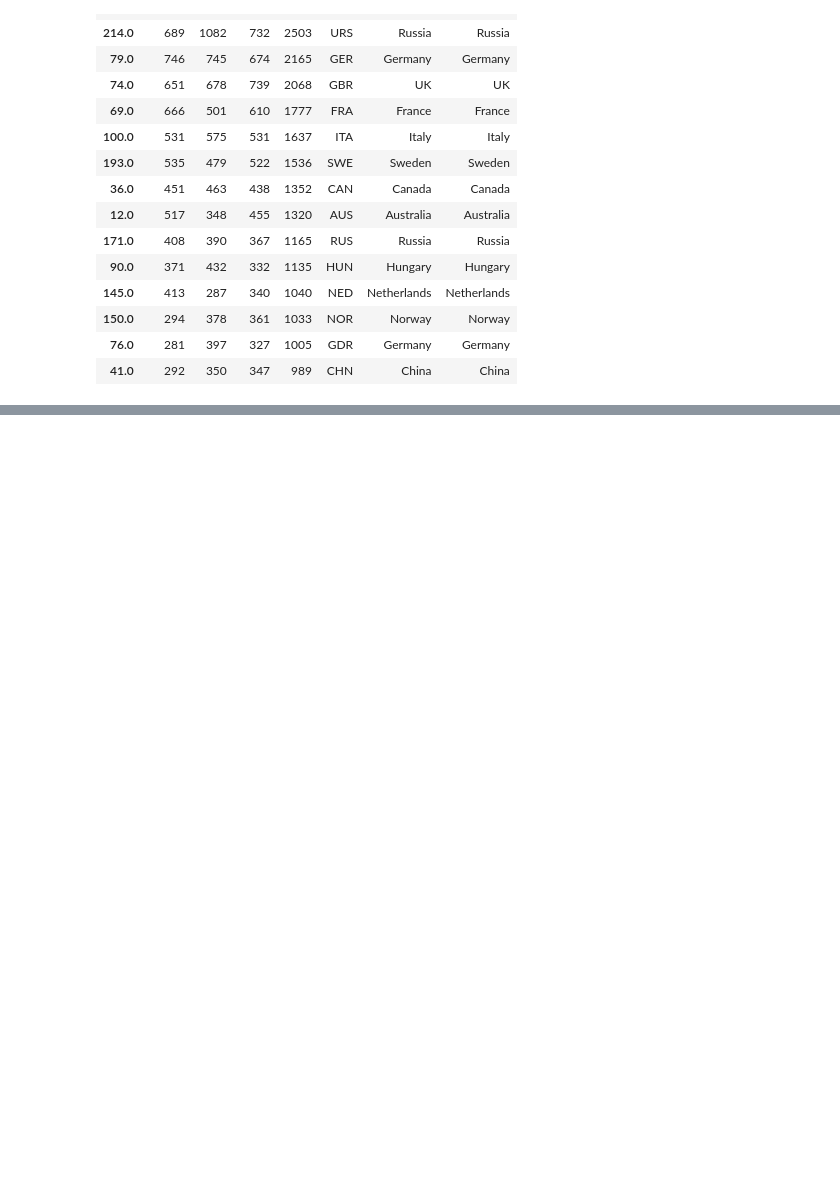
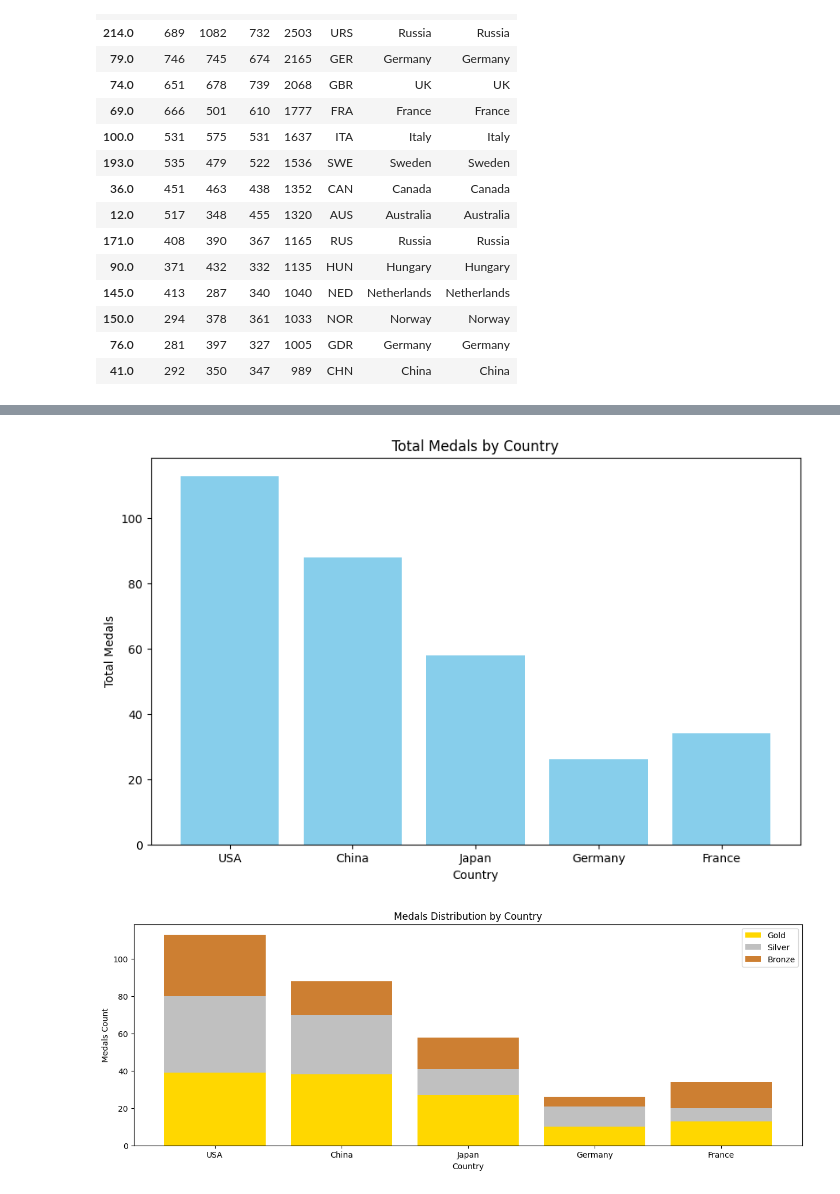
Before and after one commit to Dani-8/120Years-Of-Olympics-Data-Analysis, a Jupyter notebook: Olympic Medal Prediction ML Analysis.ipynb, the cells around one changed output, grey strips where cells are left out. Cells and saved outputs as stored; diff of their text form; code cells hidden in the pictures; blank space fills up the shorter version.

```diff
--- a/Olympic Medal Prediction ML Analysis.ipynb
+++ b/Olympic Medal Prediction ML Analysis.ipynb
@@ -287,0 +296,16 @@ fig, axes = plt.subplot(1,2, figsize=(16,12))
+# %%
+import pandas as pd
+
+# Data for countries and their medal counts
+data = {
+    'Country': ['USA', 'China', 'Japan', 'Germany', 'France'],
+    'Gold': [39, 38, 27, 10, 13],
+    'Silver': [41, 32, 14, 11, 7],
+    'Bronze': [33, 18, 17, 5, 14]
+}
+
+# Creating the DataFrame
+df_olympics = pd.DataFrame(data)
+
+# Show the DataFrame
+df_olympics
@@ -287,0 +319,26 @@ fig, axes = plt.subplot(1,2, figsize=(16,12))
+# %%
+# Total medals column
+df_olympics['Total'] = df_olympics['Gold'] + df_olympics['Silver'] + df_olympics['Bronze']
+
+# Plot 1: Total medals bar plot
+plt.figure(figsize=(10, 6))
+plt.bar(df_olympics['Country'], df_olympics['Total'], color='skyblue')
+plt.xlabel('Country')
+plt.ylabel('Total Medals')
+plt.title('Total Medals by Country')
+plt.show()
+
+# Plot 2: Stacked bar plot with individual medals
+fig, ax = plt.subplots(figsize=(15, 5))
+ax.bar(df_olympics['Country'], df_olympics['Gold'], label='Gold', color='gold')
+ax.bar(df_olympics['Country'], df_olympics['Silver'], label='Silver', bottom=df_olympics['Gold'], color='silver')
+ax.bar(df_olympics['Country'], df_olympics['Bronze'], label='Bronze', bottom=df_olympics['Gold'] + df_olympics['Silver'], color='#cd7f32')
+
+plt.xlabel('Country')
+plt.ylabel('Medals Count')
+plt.title('Medals Distribution by Country')
+plt.legend()
+plt.show()
+# %% [output]
+[figure, added]
+[figure, added]
```
Also changed, not shown: parts of 3 cells of this notebook.
